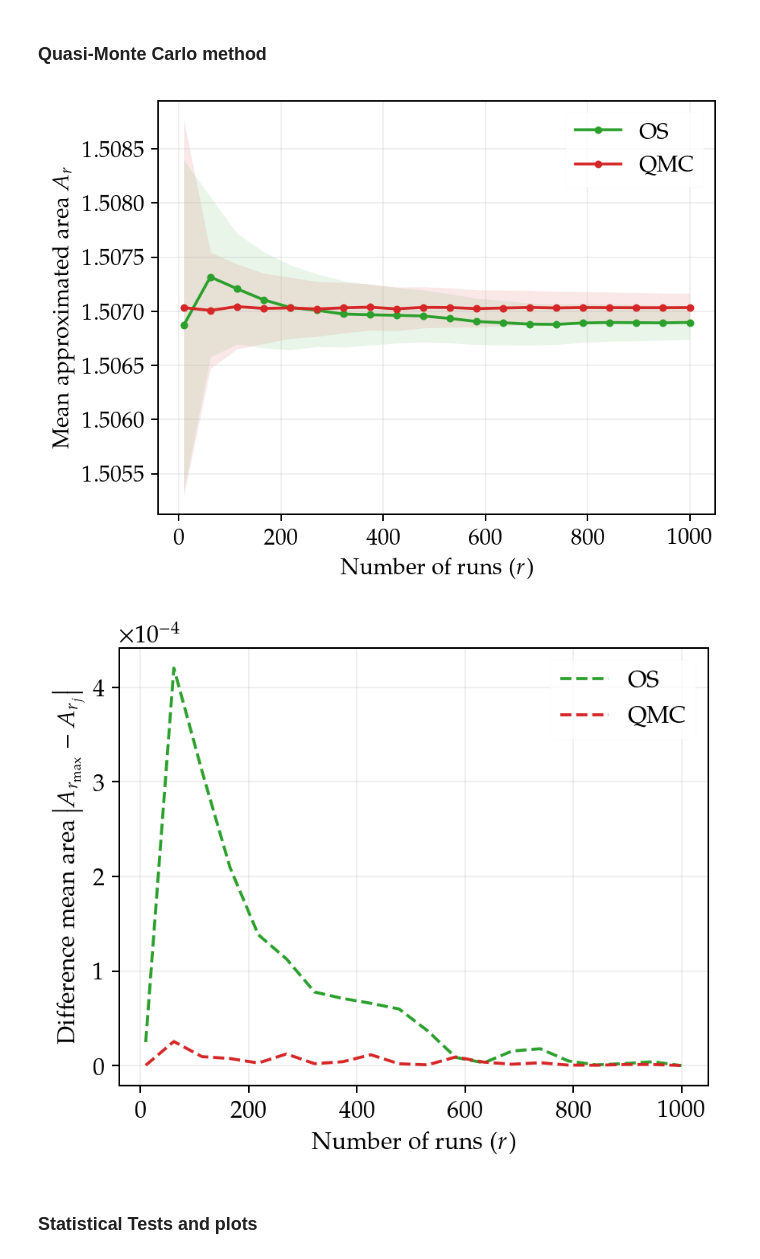
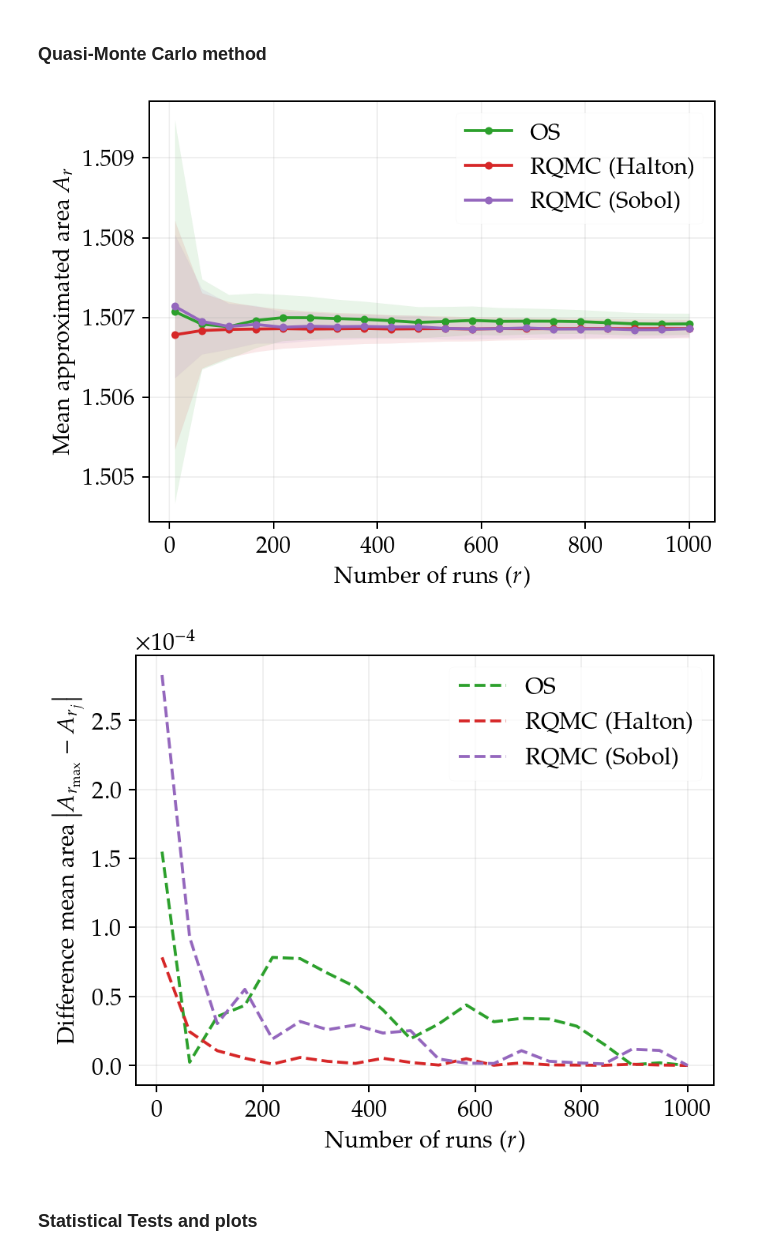
Before and after one commit to soudy/stoch-simulation-assignment1, a Jupyter notebook: notebooks/Mandelbrot_Monte_Carlo.ipynb, the cells around one changed output. Cells and saved outputs as stored; diff of their text form; code cells hidden in the pictures.

```diff
--- a/notebooks/Mandelbrot_Monte_Carlo.ipynb
+++ b/notebooks/Mandelbrot_Monte_Carlo.ipynb
@@ -37,7 +37,7 @@ mpl.rcParams["figure.dpi"] = 180
 mpl.rcParams["legend.fontsize"] = 12
 mpl.rcParams["font.size"] = 12
 
-TEX_PLOTS = True
+TEX_PLOTS = False
 
 if TEX_PLOTS:
     plt.rc("text", usetex=True)
@@ -442,12 +442,12 @@ Plotter_N(Dic_PRS, Dic_LHS, Dic_OS)
 # %% [markdown]
 ### Quasi-Monte Carlo method
 # %%
-def Plotter_N_Quasi(Quasi, OS):
-    Sampling_methods = [OS, Quasi]
+def Plotter_N_Quasi(Quasi, OS, Quasi_sobol):
+    Sampling_methods = [OS, Quasi, Quasi_sobol]
     fig,ax = plt.subplots(figsize=(5.25, 4))
     fig2,ax2 = plt.subplots(figsize=(5.25, 4))
     run_size_range = list(Quasi.keys())
-    colors = ("tab:green", "tab:red")
+    colors = ("tab:green", "tab:red", "tab:purple")
 
 
     for i, Sampling_method in enumerate(Sampling_methods):
@@ -470,7 +470,7 @@ def Plotter_N_Quasi(Quasi, OS):
         ax.fill_between(run_size_range, Area_means - a_scipy, Area_means + a_scipy, alpha=0.1, color=colors[i])
         ax.plot(run_size_range, Area_means, color=colors[i], marker=".")
 
-    ax.legend(["OS", "QMC"]), ax2.legend(["OS", "QMC"])
+    ax.legend(["OS", "RQMC (Halton)", "RQMC (Sobol)"]), ax2.legend(["OS", "RQMC (Halton)", "RQMC (Sobol)"])
     ax.grid(alpha=0.2), ax2.grid(alpha=0.2)
     #ax.set_ylim(1.495, 1.517)
     #ax2.set_ylim(0, 0.005)
@@ -501,14 +503,15 @@ def Plotter_N_Quasi(Quasi, OS):
 #shelf.close()
 # %%
 shelf = shelve.open("Final_arrays_simulations/Quasi_vs_OS")
-Approx_areas_list_Quasi_2 = shelf["Dic_Quasi"]
-Approx_areas_list_OS_2 = shelf["Dic_OS"]
+Approx_areas_list_Quasi = shelf["Dic_Quasi"]
+Approx_areas_list_OS = shelf["Dic_OS"]
+Approx_areas_list_Quasi_sobol = shelf["Dic_Quasi_sobol"]
 shelf.close()
 # %%
-Plotter_N_Quasi(Approx_areas_list_Quasi_2, Approx_areas_list_OS_2)
+Plotter_N_Quasi(Approx_areas_list_Quasi, Approx_areas_list_OS, Approx_areas_list_Quasi_sobol)
 # %% [output]
-[figure, old version]
+[figure, new version]
-[figure, old version]
+[figure, new version]
 # %% [markdown]
 ### Statistical Tests and plots
 # %%
```
Also changed, not shown: parts of 8 cells of this notebook, 11 other files.
